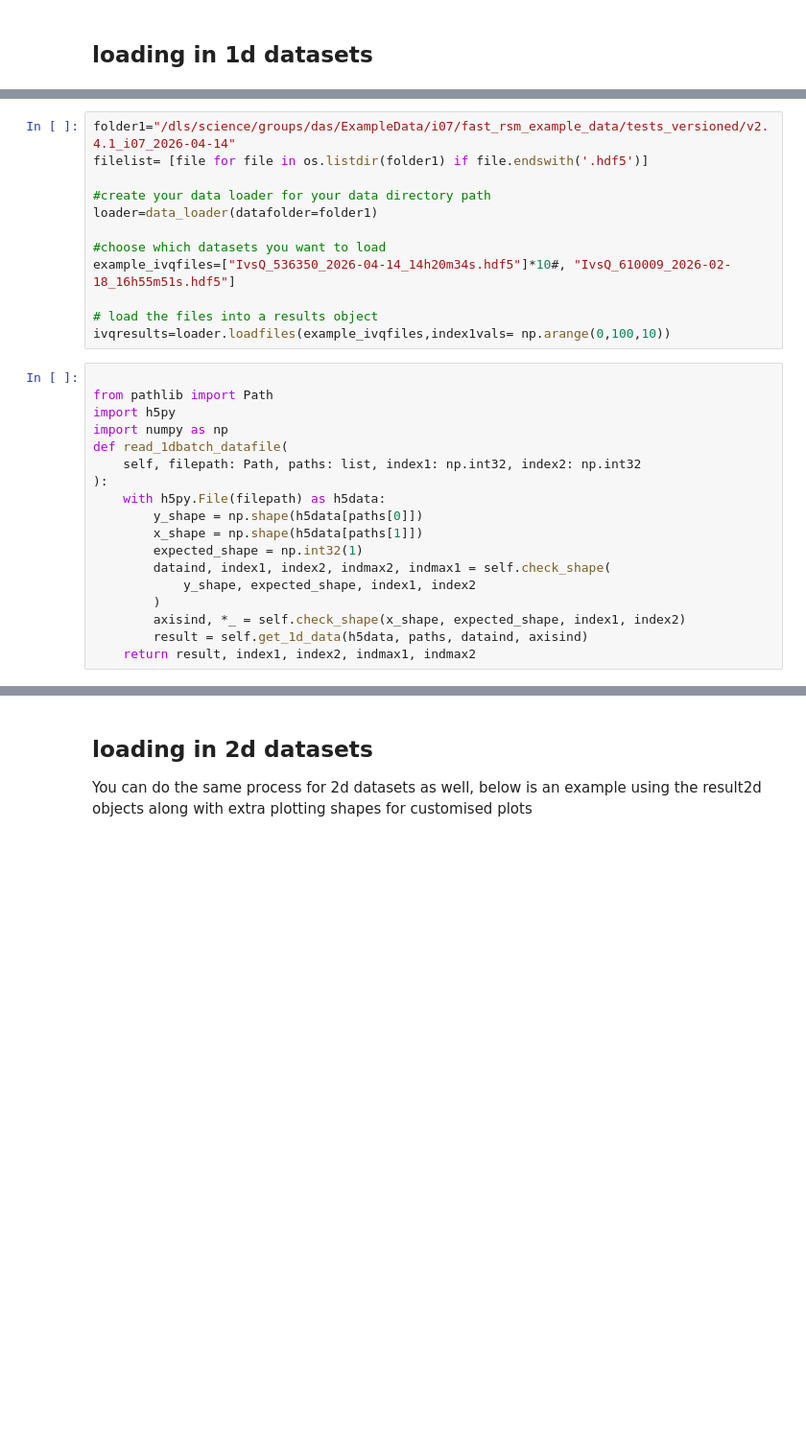
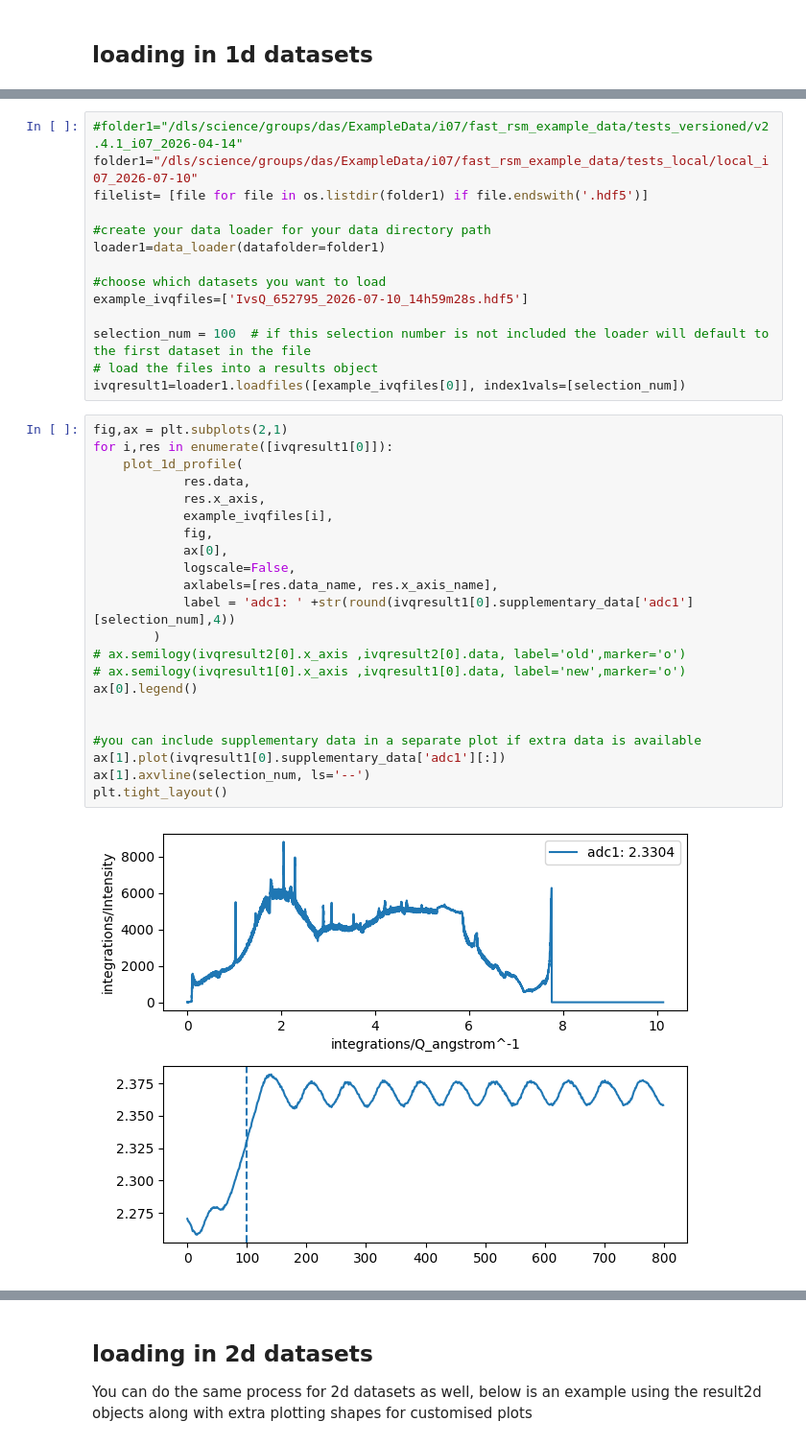
Before and after one commit to DiamondLightSource/giwaxs_toolbox, a Jupyter notebook: docs/source/notebooks/giwaxs_toolbox_guide.ipynb, the cells around one changed output, grey strips where cells are left out. Shown at 96% size. Saved outputs shown, nothing was run; the diff lists cells and outputs as text; blank space fills up the shorter version.

Commit message:
update notebook with supplementary data example

```diff
--- a/docs/source/notebooks/giwaxs_toolbox_guide.ipynb
+++ b/docs/source/notebooks/giwaxs_toolbox_guide.ipynb
@@ -193,30 +194,38 @@ import numpy as np
 # %%
-folder1="/dls/science/groups/das/ExampleData/i07/fast_rsm_example_data/tests_versioned/v2.4.1_i07_2026-04-14"
+#folder1="/dls/science/groups/das/ExampleData/i07/fast_rsm_example_data/tests_versioned/v2.4.1_i07_2026-04-14"
+folder1="/dls/science/groups/das/ExampleData/i07/fast_rsm_example_data/tests_local/local_i07_2026-07-10"
 filelist= [file for file in os.listdir(folder1) if file.endswith('.hdf5')]
 
 #create your data loader for your data directory path
-loader=data_loader(datafolder=folder1)
+loader1=data_loader(datafolder=folder1)
 
 #choose which datasets you want to load
-example_ivqfiles=["IvsQ_536350_2026-04-14_14h20m34s.hdf5"]*10#, "IvsQ_610009_2026-02-18_16h55m51s.hdf5"]
+example_ivqfiles=['IvsQ_652795_2026-07-10_14h59m28s.hdf5']
 
+selection_num = 100  # if this selection number is not included the loader will default to the first dataset in the file
 # load the files into a results object
-ivqresults=loader.loadfiles(example_ivqfiles,index1vals= np.arange(0,100,10))
+ivqresult1=loader1.loadfiles([example_ivqfiles[0]], index1vals=[selection_num])
 # %%
+fig,ax = plt.subplots(2,1)
+for i,res in enumerate([ivqresult1[0]]):
+    plot_1d_profile(
+            res.data,
+            res.x_axis,
+            example_ivqfiles[i],
+            fig,
+            ax[0],
+            logscale=False,
+            axlabels=[res.data_name, res.x_axis_name],
+            label = 'adc1: ' +str(round(ivqresult1[0].supplementary_data['adc1'][selection_num],4))
+        )
+# ax.semilogy(ivqresult2[0].x_axis ,ivqresult2[0].data, label='old',marker='o')
+# ax.semilogy(ivqresult1[0].x_axis ,ivqresult1[0].data, label='new',marker='o')
+ax[0].legend()
 
-from pathlib import Path
-import h5py
-import numpy as np
-def read_1dbatch_datafile(
-    self, filepath: Path, paths: list, index1: np.int32, index2: np.int32
-):
-    with h5py.File(filepath) as h5data:
-        y_shape = np.shape(h5data[paths[0]])
-        x_shape = np.shape(h5data[paths[1]])
-        expected_shape = np.int32(1)
-        dataind, index1, index2, indmax2, indmax1 = self.check_shape(
-            y_shape, expected_shape, index1, index2
-        )
-        axisind, *_ = self.check_shape(x_shape, expected_shape, index1, index2)
-        result = self.get_1d_data(h5data, paths, dataind, axisind)
-    return result, index1, index2, indmax1, indmax2
+
+#you can include supplementary data in a separate plot if extra data is available
+ax[1].plot(ivqresult1[0].supplementary_data['adc1'][:])
+ax[1].axvline(selection_num, ls='--')
+plt.tight_layout()
+# %% [output]
+[figure, added]
```
Also changed, not shown: parts of 6 cells of this notebook.
